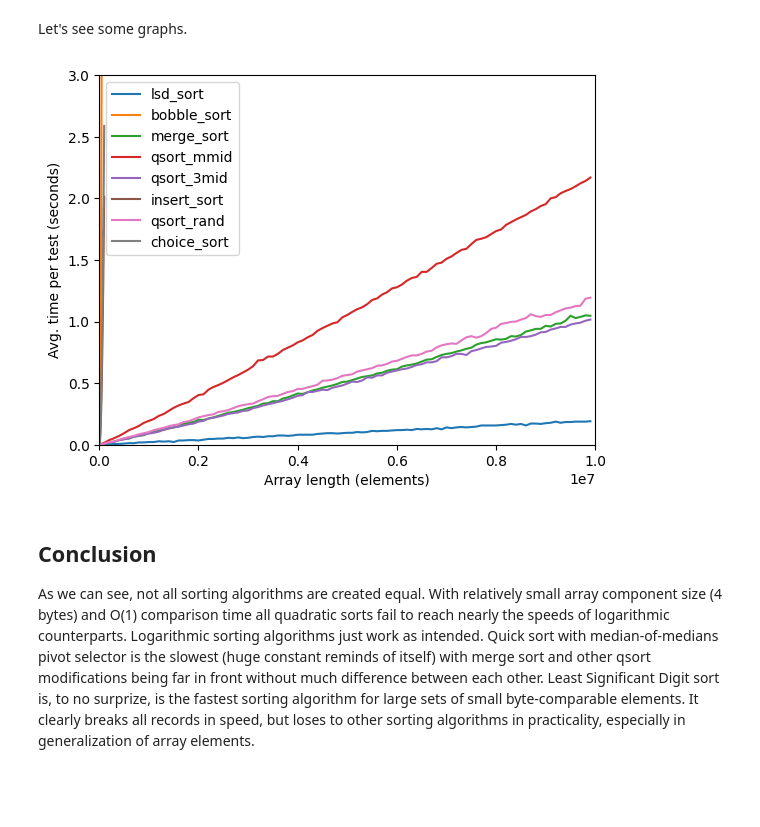
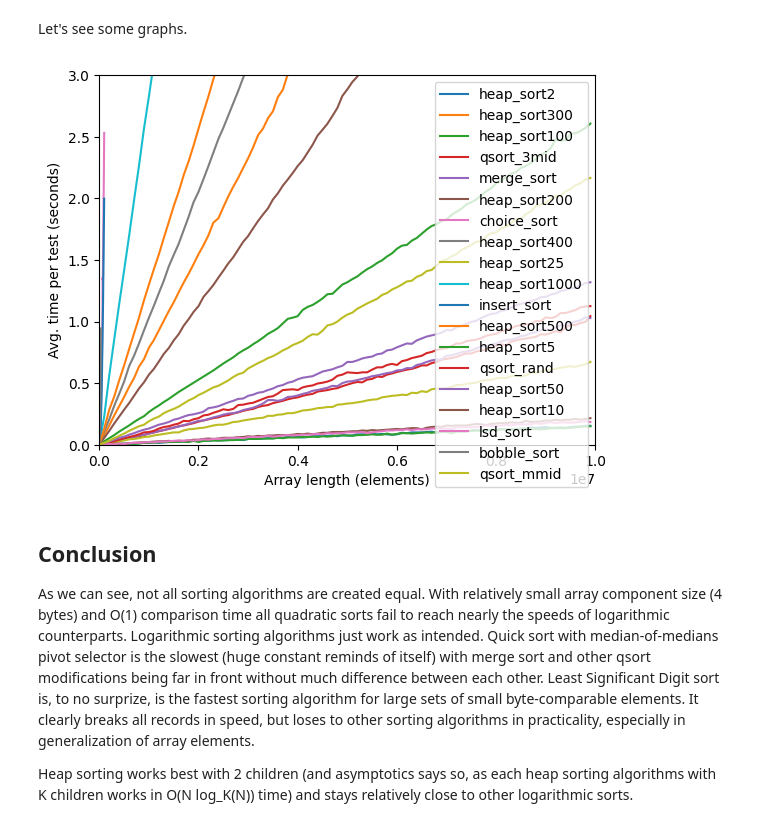
Before and after one commit to Sigmarik/AlgoPrac2, a Jupyter notebook: conclusion.ipynb, the cells around one changed output. Drawn from its saved outputs; the diff is of its cells as text; code cells hidden in the pictures; blank space fills up the shorter version.

Commit message:
feat: heap sorting algorithms

```diff
--- a/conclusion.ipynb
+++ b/conclusion.ipynb
@@ -53,21 +54,25 @@ print(table.head(10))
 Let's see some graphs.
 # %%
 x_size = 0
+
+sort_types = list(set(table["Subject"].unique()))
 
 for sort_type in sort_types:
     plt.plot(table[table["Subject"] == sort_type].Size,
              table[table["Subject"] == sort_type].Time / 1e6,
              label = sort_type)
 
 plt.ylim(ymin = 0.0, ymax = 3.0)  # Clip super high quadratic sorting times as they are astronomically large and flatten more interesting results.
 plt.xlim(xmin = 0, xmax = 1e7)
 
 plt.xlabel("Array length (elements)")
 plt.ylabel("Avg. time per test (seconds)")
-plt.legend()
+plt.legend(loc = "upper right")
 plt.draw()
 # %% [output]
-[figure, old version]
+[figure, new version]
 # %% [markdown]
 ## Conclusion
 As we can see, not all sorting algorithms are created equal. With relatively small array component size (4 bytes) and O(1) comparison time all quadratic sorts fail to reach nearly the speeds of logarithmic counterparts. Logarithmic sorting algorithms just work as intended. Quick sort with median-of-medians pivot selector is the slowest (huge constant reminds of itself) with merge sort and other qsort modifications being far in front without much difference between each other. Least Significant Digit sort is, to no surprize, is the fastest sorting algorithm for large sets of small byte-comparable elements. It clearly breaks all records in speed, but loses to other sorting algorithms in practicality, especially in generalization of array elements.
+
+Heap sorting works best with 2 children (and asymptotics says so, as each heap sorting algorithms with K children works in O(N log_K(N)) time) and stays relatively close to other logarithmic sorts.
```
Also changed, not shown: parts of 3 cells of this notebook, 12 other files.
